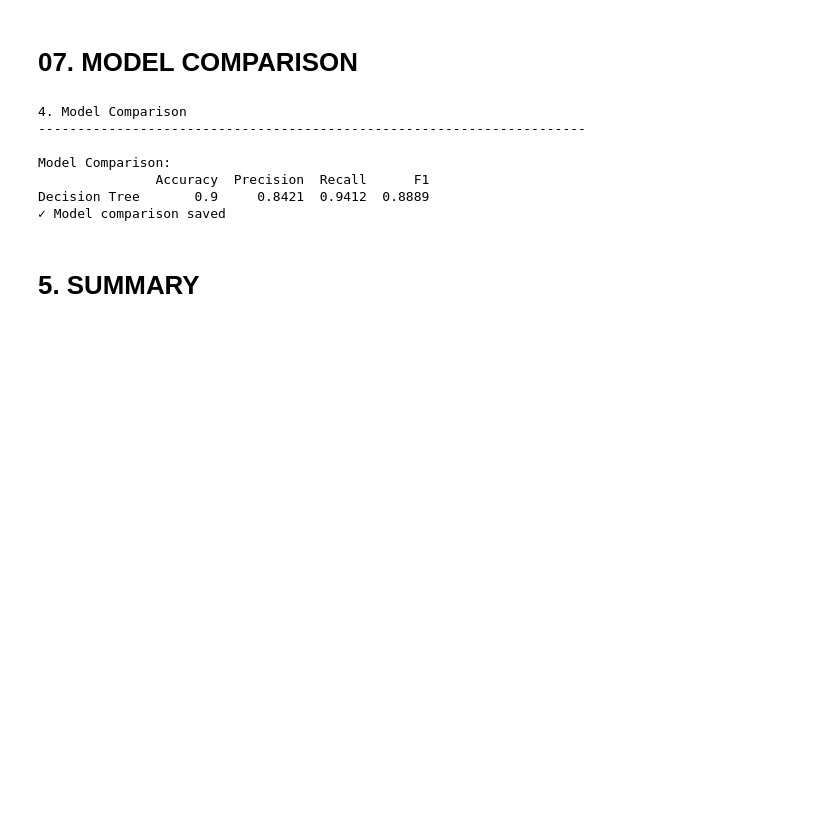
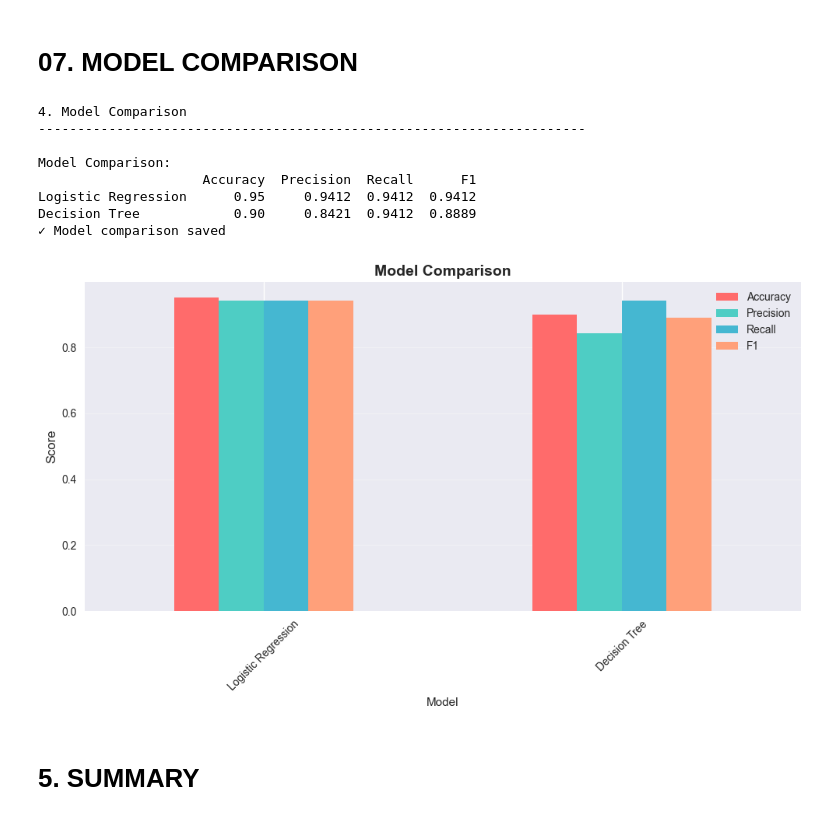
Before and after one commit to A-Alwabel/AI-Diploma-Program, a Jupyter notebook: Course 05/unit4-ml-intro/examples/07_model_evaluation.ipynb, the cells around one changed output. Cells and saved outputs as stored; diff of their text form; code cells hidden in the pictures; blank space fills up the shorter version.

```diff
--- a/Course 05/unit4-ml-intro/examples/07_model_evaluation.ipynb
+++ b/Course 05/unit4-ml-intro/examples/07_model_evaluation.ipynb
@@ -194,43 +192,47 @@ Classification Metrics:
 # %%
 print("\n\n4. Model Comparison")
 print("-" * 70)
 models = {
-'Logistic Regression': LogisticRegression(random_state=42), 'Decision Tree': DecisionTreeClassifier(random_state=42, max_depth = 5)
+    'Logistic Regression': LogisticRegression(random_state=42),
+    'Decision Tree': DecisionTreeClassifier(random_state=42, max_depth=5)
 }
 results = {}
 for name, model in models.items():
     model.fit(X_train_clf_scaled, y_train_clf)
-y_pred = model.predict(X_test_clf_scaled)
-results[name] = {
-'Accuracy': accuracy_score(y_test_clf, y_pred),
-'Precision': precision_score(y_test_clf, y_pred),
-'Recall': recall_score(y_test_clf, y_pred),
-'F1': f1_score(y_test_clf, y_pred)
-}
+    y_pred = model.predict(X_test_clf_scaled)
+    results[name] = {
+        'Accuracy': accuracy_score(y_test_clf, y_pred),
+        'Precision': precision_score(y_test_clf, y_pred),
+        'Recall': recall_score(y_test_clf, y_pred),
+        'F1': f1_score(y_test_clf, y_pred)
+    }
 comparison_df = pd.DataFrame(results).T
 print("\nModel Comparison:")
 print(comparison_df.round(4))
 # Visualize comparison
 fig, ax = plt.subplots(figsize=(10, 6))
 comparison_df.plot(kind='bar', ax=ax, color=['#FF6B6B', '#4ECDC4', '#45B7D1', '#FFA07A'])
 ax.set_title('Model Comparison', fontsize=14, weight='bold')
 ax.set_ylabel('Score', fontsize=12)
 ax.set_xlabel('Model')
 ax.legend(loc='best')
 ax.grid(True, alpha=0.3, axis='y')
 plt.xticks(rotation=45)
 plt.tight_layout()
 plt.savefig('12_model_comparison.png', dpi=300, bbox_inches='tight')
 print("✓ Model comparison saved")
+plt.show()
 plt.close()
 # %% [output]
 4. Model Comparison
 ----------------------------------------------------------------------
 
 Model Comparison:
-               Accuracy  Precision  Recall      F1
-Decision Tree       0.9     0.8421  0.9412  0.8889
+                     Accuracy  Precision  Recall      F1
+Logistic Regression      0.95     0.9412  0.9412  0.9412
+Decision Tree            0.90     0.8421  0.9412  0.8889
 ✓ Model comparison saved
+[figure, added]
 # %% [markdown]
 # 5. SUMMARY
 # %%
```
Also changed, not shown: parts of 9 cells of this notebook, 7 other files.
